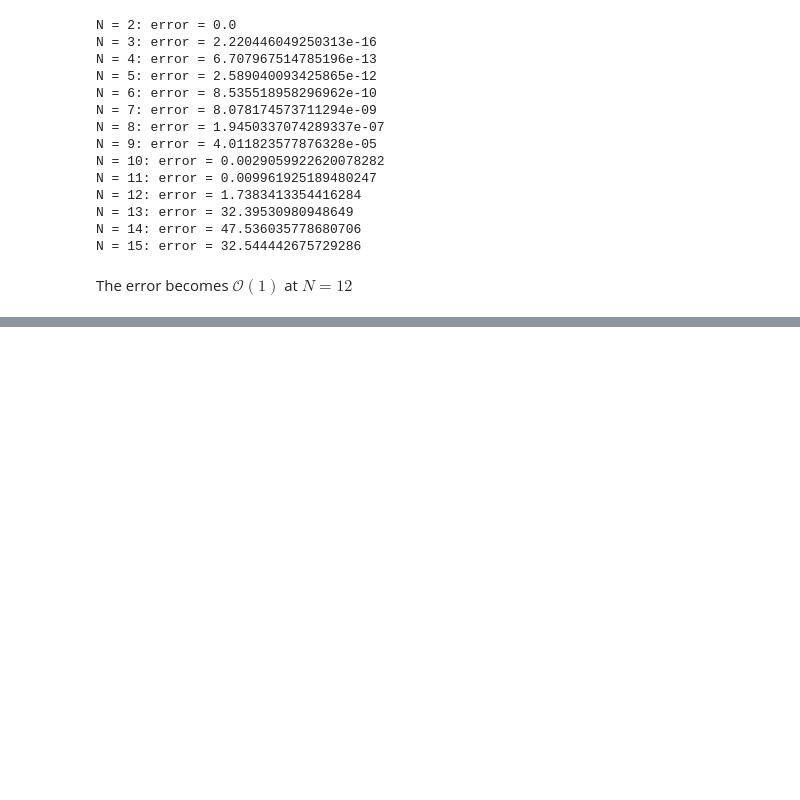
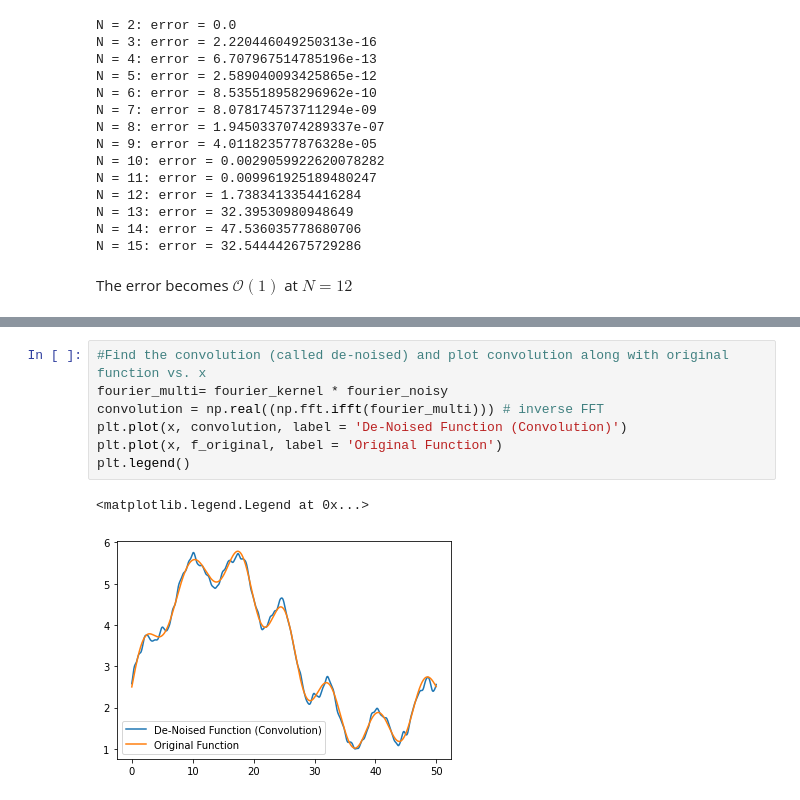
Before and after one commit to SudatKhan/astro_390, a Jupyter notebook: homework4.ipynb, the cells around one changed output, grey strips where cells are left out. Saved outputs shown, nothing was run; the diff lists cells and outputs as text; blank space fills up the shorter version.

```diff
--- a/homework4.ipynb
+++ b/homework4.ipynb
@@ -111,0 +140,10 @@ The error becomes $\mathcal{O}(1)$ at $N = 12$
+# %%
+#Find the convolution (called de-noised) and plot convolution along with original function vs. x
+fourier_multi= fourier_kernel * fourier_noisy
+convolution = np.real((np.fft.ifft(fourier_multi))) # inverse FFT
+plt.plot(x, convolution, label = 'De-Noised Function (Convolution)')
+plt.plot(x, f_original, label = 'Original Function')
+plt.legend()
+# %% [output]
+<matplotlib.legend.Legend at 0x...>
+[figure, added]
```
Also changed, not shown: parts of 5 cells of this notebook.
